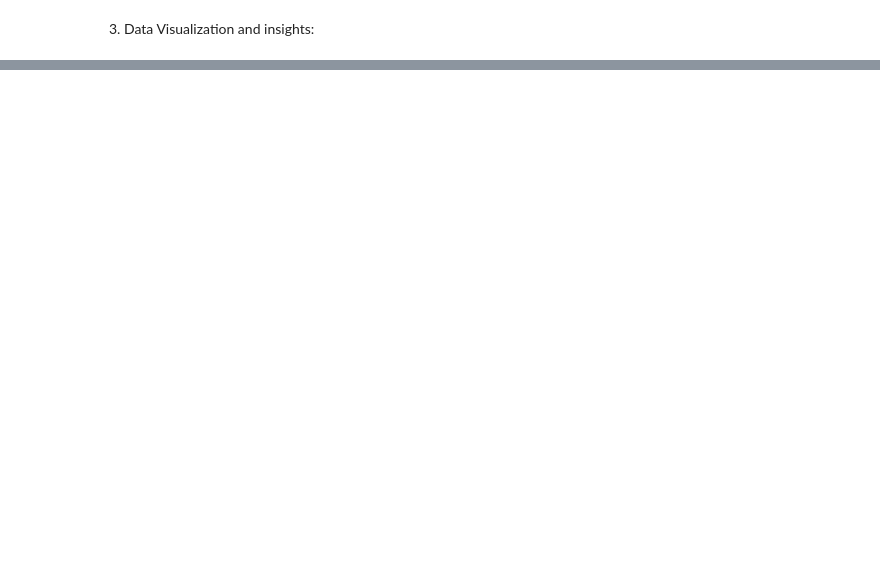
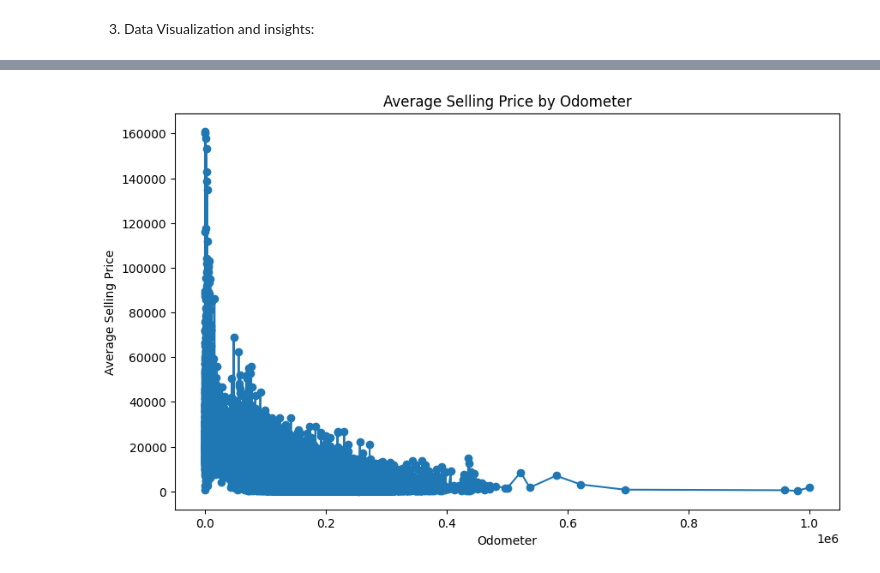
Before and after one commit to abhijit-4387/learn_python, a Jupyter notebook: python_assignment.ipynb, the cells around one changed output, grey strips where cells are left out. Drawn from its saved outputs; the diff is of its cells as text; code cells hidden in the pictures; blank space fills up the shorter version.

```diff
--- a/python_assignment.ipynb
+++ b/python_assignment.ipynb
@@ -303,4 +347,16 @@ Name: sellingprice, dtype: float64
 # %%
 # 3.3 Plot a graph to show average selling price by odometer and explain the trend you notice from the graph.
+
+average_price_by_odometer = cars.groupby('odometer')['sellingprice'].mean().round(2)
+plt.figure(figsize=(10, 6))
+plt.plot(average_price_by_odometer.index, average_price_by_odometer.values, marker='o')
+plt.xlabel('Odometer')
+plt.ylabel('Average Selling Price')
+plt.title('Average Selling Price by Odometer')
+plt.show()
+
+# The graph shows a general trend of decreasing average selling price as the odometer reading increases. This is expected as cars with higher mileage typically have more wear and tear, which can reduce their value.
+# %% [output]
+[figure, added]
 # %%
 # 3.4 Plot a graph to show the number of cars sold in each state. Find the top three highest car selling states by having a look at the graph?
```
Also changed, not shown: parts of 16 cells of this notebook.
